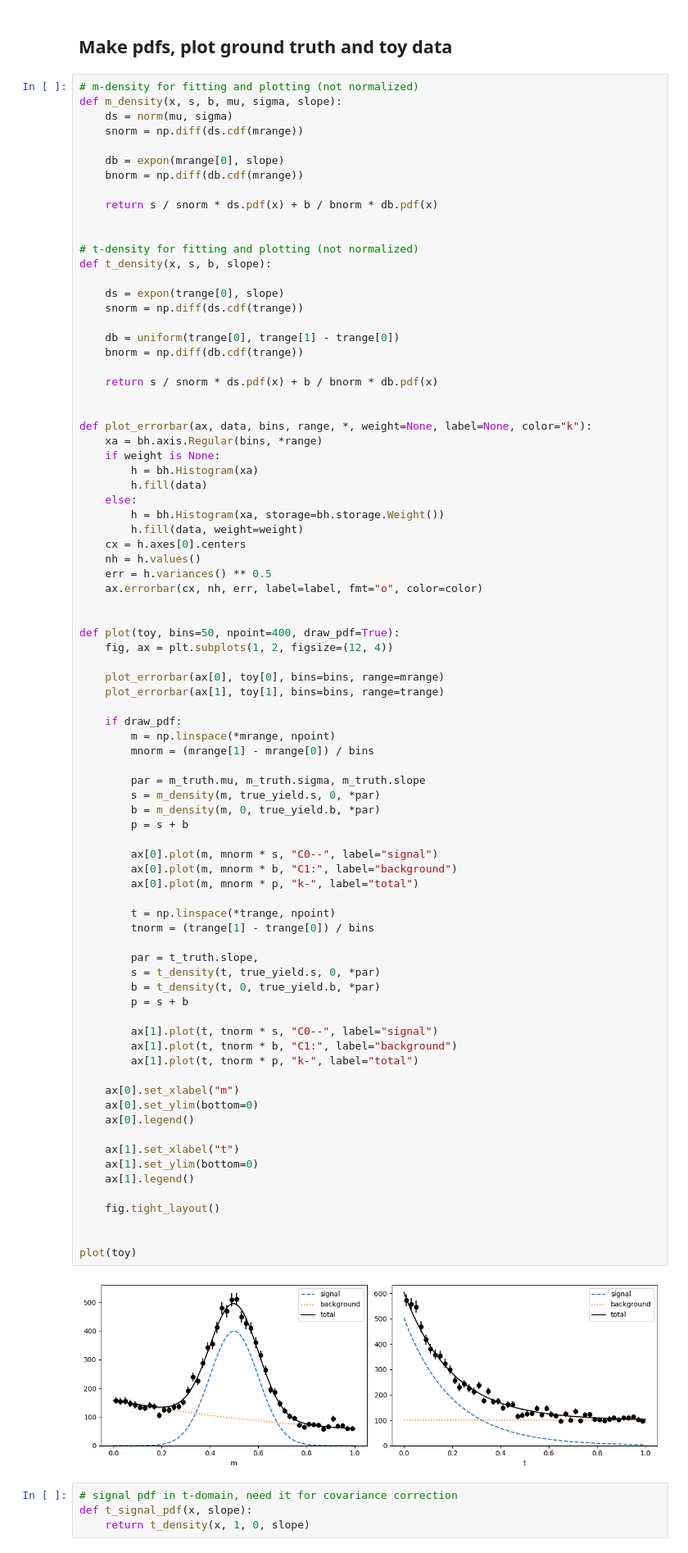
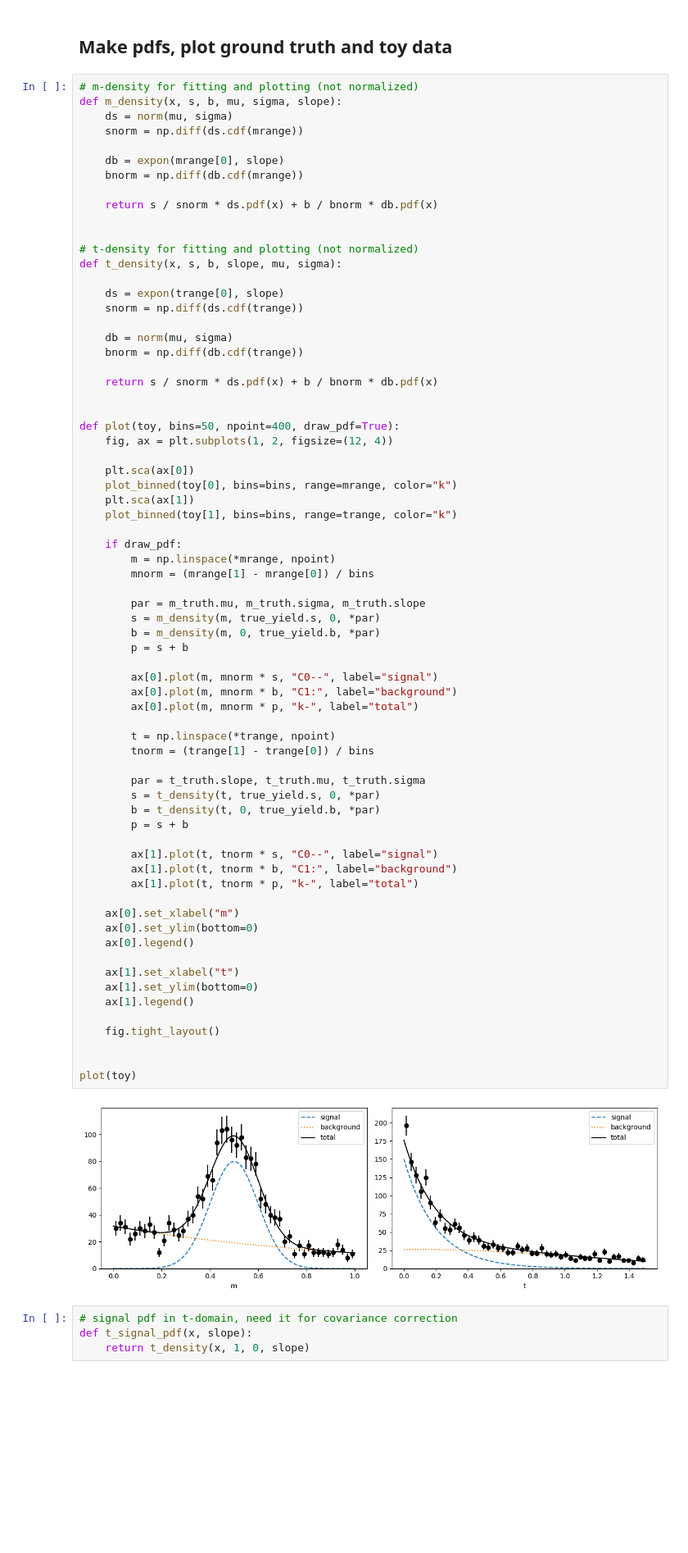
Before and after one commit to sweights/sweights, a Jupyter notebook: doc/notebooks/tutorial.ipynb, the cells around one changed output. Shown: that part at 82% size. Saved outputs shown, nothing was run; the diff lists cells and outputs as text; blank space fills up the shorter version.

```diff
--- a/doc/notebooks/tutorial.ipynb
+++ b/doc/notebooks/tutorial.ipynb
@@ -95,36 +78,24 @@ def m_density(x, s, b, mu, sigma, slope):
 
 
 # t-density for fitting and plotting (not normalized)
-def t_density(x, s, b, slope):
+def t_density(x, s, b, slope, mu, sigma):
 
     ds = expon(trange[0], slope)
     snorm = np.diff(ds.cdf(trange))
 
-    db = uniform(trange[0], trange[1] - trange[0])
+    db = norm(mu, sigma)
     bnorm = np.diff(db.cdf(trange))
 
     return s / snorm * ds.pdf(x) + b / bnorm * db.pdf(x)
 
 
-def plot_errorbar(ax, data, bins, range, *, weight=None, label=None, color="k"):
-    xa = bh.axis.Regular(bins, *range)
-    if weight is None:
-        h = bh.Histogram(xa)
-        h.fill(data)
-    else:
-        h = bh.Histogram(xa, storage=bh.storage.Weight())
-        h.fill(data, weight=weight)
-    cx = h.axes[0].centers
-    nh = h.values()
-    err = h.variances() ** 0.5
-    ax.errorbar(cx, nh, err, label=label, fmt="o", color=color)
-
-
 def plot(toy, bins=50, npoint=400, draw_pdf=True):
     fig, ax = plt.subplots(1, 2, figsize=(12, 4))
 
-    plot_errorbar(ax[0], toy[0], bins=bins, range=mrange)
-    plot_errorbar(ax[1], toy[1], bins=bins, range=trange)
+    plt.sca(ax[0])
+    plot_binned(toy[0], bins=bins, range=mrange, color="k")
+    plt.sca(ax[1])
+    plot_binned(toy[1], bins=bins, range=trange, color="k")
 
     if draw_pdf:
         m = np.linspace(*mrange, npoint)
@@ -136,35 +107,35 @@ def plot(toy, bins=50, npoint=400, draw_pdf=True):
         p = s + b
 
         ax[0].plot(m, mnorm * s, "C0--", label="signal")
         ax[0].plot(m, mnorm * b, "C1:", label="background")
         ax[0].plot(m, mnorm * p, "k-", label="total")
 
         t = np.linspace(*trange, npoint)
         tnorm = (trange[1] - trange[0]) / bins
 
-        par = t_truth.slope,
+        par = t_truth.slope, t_truth.mu, t_truth.sigma
         s = t_density(t, true_yield.s, 0, *par)
         b = t_density(t, 0, true_yield.b, *par)
         p = s + b
 
         ax[1].plot(t, tnorm * s, "C0--", label="signal")
         ax[1].plot(t, tnorm * b, "C1:", label="background")
         ax[1].plot(t, tnorm * p, "k-", label="total")
 
     ax[0].set_xlabel("m")
     ax[0].set_ylim(bottom=0)
     ax[0].legend()
 
     ax[1].set_xlabel("t")
     ax[1].set_ylim(bottom=0)
     ax[1].legend()
 
     fig.tight_layout()
 
 
 plot(toy)
 # %% [output]
-[figure, old version]
+[figure, new version]
 # %%
 # signal pdf in t-domain, need it for covariance correction
 def t_signal_pdf(x, slope):
```
Also changed, not shown: parts of 9 cells of this notebook, 7 other files.
